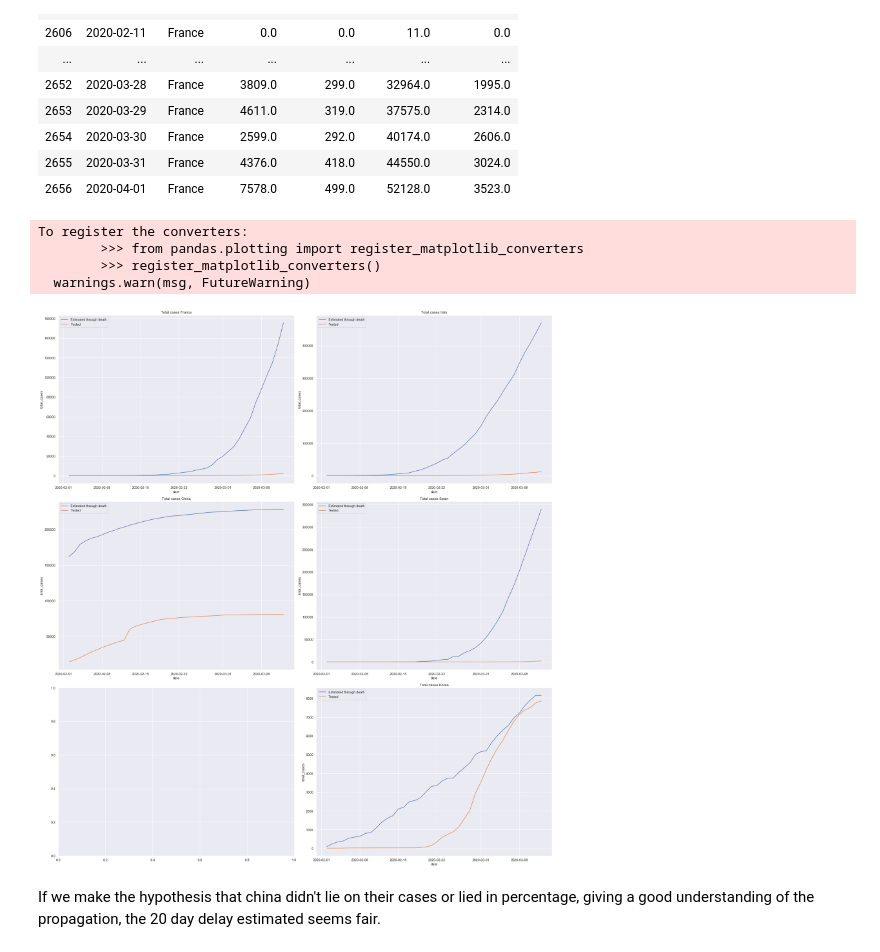
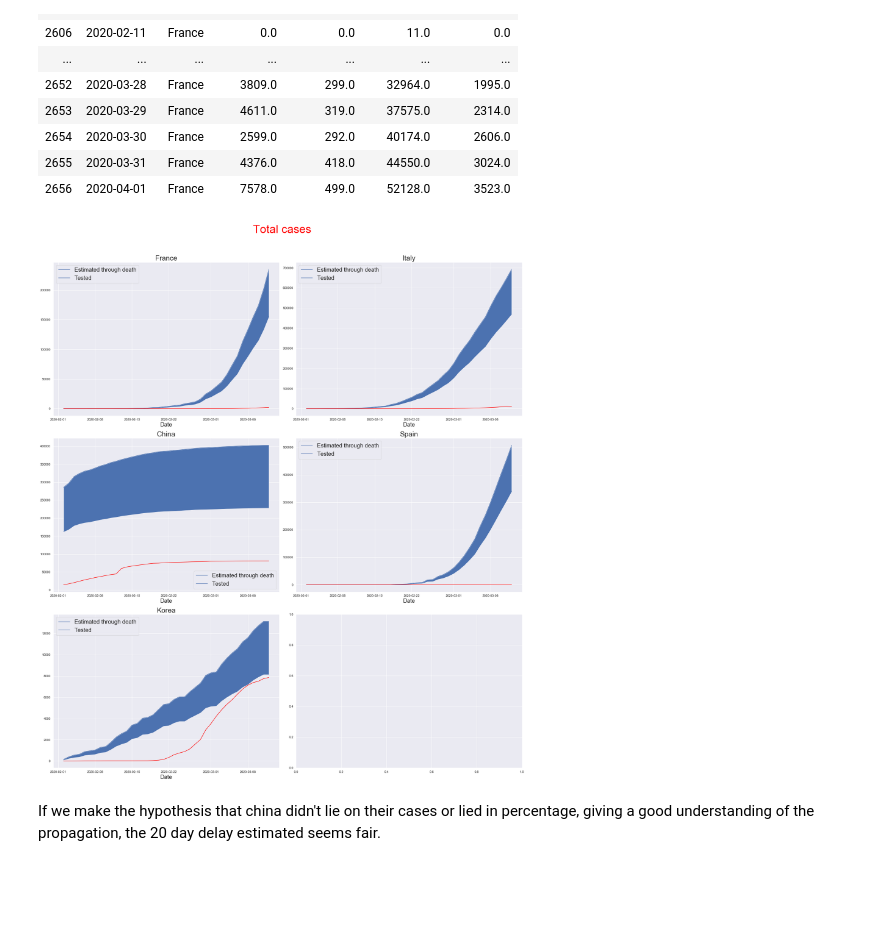
Before and after one commit to AdrienBoustie/Coronavirus-19, a Jupyter notebook: coronavirus/Coronavirus by country/Expected mortality.ipynb, the cells around one changed output. Saved outputs shown, nothing was run; the diff lists cells and outputs as text; code cells hidden in the pictures; blank space fills up the shorter version.

Commit message:
Establishing a fork
 for credible data onto contaminated personns

```diff
--- a/coronavirus/Coronavirus by country/Expected mortality.ipynb
+++ b/coronavirus/Coronavirus by country/Expected mortality.ipynb
@@ -245,11 +314,17 @@ incubation_time_avg=5
 first_symptom_tim_avg=5
 delay_to_die=10 ## cas grave : delai de réa 20 jours si guérrison. Estimation à la louche
 delay=incubation_time_avg+first_symptom_tim_avg+delay_to_die
-F.loc[:,"calculated total case"]=F["total_deaths"].shift(-delay)*f_rate
-I.loc[:,"calculated total case"]=I["total_deaths"].shift(-delay)*i_rate
-C.loc[:,"calculated total case"]=C["total_deaths"].shift(-delay)*c_rate
-S.loc[:,"calculated total case"]=S["total_deaths"].shift(-delay)*s_rate
-K.loc[:,"calculated total case"]=K["total_deaths"].shift(-delay)*k_rate
+F.loc[:,"calculated total case min"]=F["total_deaths"].shift(-delay)*f_rate_max
+I.loc[:,"calculated total case min"]=I["total_deaths"].shift(-delay)*i_rate_max
+C.loc[:,"calculated total case min"]=C["total_deaths"].shift(-delay)*c_rate_max
+S.loc[:,"calculated total case min"]=S["total_deaths"].shift(-delay)*s_rate_max
+K.loc[:,"calculated total case min"]=K["total_deaths"].shift(-delay)*k_rate_max
+
+F.loc[:,"calculated total case max"]=F["total_deaths"].shift(-delay)*f_rate_min
+I.loc[:,"calculated total case max"]=I["total_deaths"].shift(-delay)*i_rate_min
+C.loc[:,"calculated total case max"]=C["total_deaths"].shift(-delay)*c_rate_min
+S.loc[:,"calculated total case max"]=S["total_deaths"].shift(-delay)*s_rate_min
+K.loc[:,"calculated total case max"]=K["total_deaths"].shift(-delay)*k_rate_min
 # %%
 F.set_index("date",inplace=True)
 F=F.iloc[:,1:]
@@ -272,37 +347,51 @@ K=K.iloc[:,1:]
 K=K.dropna()
 # %%
 fig,ax=plt.subplots(3,2,figsize=(24,26))
-sns.lineplot(x=F.index,y="calculated total case",data=F,ax=ax[0,0])
-a=sns.lineplot(x=F.index,y="total_cases",data=F,ax=ax[0,0])
-a.set(title="Total cases France")
-ax[0,0].legend(["Estimated through death","Tested"])
+plt.suptitle('Total cases',fontsize=40,color='red',y=1.05)
 
-sns.lineplot(x=I.index,y="calculated total case",data=I,ax=ax[0,1])
-b=sns.lineplot(x=I.index,y="total_cases",data=I,ax=ax[0,1])
-b.set(title="Total cases Italy")
-ax[0,1].legend(["Estimated through death","Tested"])
+sns.lineplot(x=F.index,y="calculated total case max",data=F,ax=ax[0,0],color="b")
+sns.lineplot(F.index,F["calculated total case min"],ax=ax[0,0],color="b")
+a=sns.lineplot(x=F.index,y="total_cases",data=F,ax=ax[0,0],color='red')
+a.set_title("France",fontsize=25)
+ax[0,0].legend(["Estimated through death","Tested"],prop={'size':20})
+a.fill_between(F.index,F["calculated total case min"],F["calculated total case max"])
 
-sns.lineplot(x=C.index,y="calculated total case",data=C,ax=ax[1,0])
-c=sns.lineplot(x=C.index,y="total_cases",data=C,ax=ax[1,0])
-c.set(title="Total cases China")
-ax[1,0].legend(["Estimated through death","Tested"])
+sns.lineplot(x=I.index,y="calculated total case max",data=I,ax=ax[0,1],color="b")
+sns.lineplot(x=I.index,y="calculated total case min",data=I,ax=ax[0,1],color="b")
+b=sns.lineplot(x=I.index,y="total_cases",data=I,ax=ax[0,1],color='red')
+b.set_title("Italy",fontsize=25)
+ax[0,1].legend(["Estimated through death","Tested"],prop={'size':20})
+b.fill_between(I.index,I["calculated total case min"],I["calculated total case max"])
 
-sns.lineplot(x=S.index,y="calculated total case",data=S,ax=ax[1,1])
-d=sns.lineplot(x=S.index,y="total_cases",data=S,ax=ax[1,1])
-d.set(title="Total cases Spain")
-ax[1,1].legend(["Estimated through death","Tested"])
 
-sns.lineplot(x=K.index,y="calculated total case",data=K,ax=ax[2,1])
-d=sns.lineplot(x=K.index,y="total_cases",data=K,ax=ax[2,1])
-d.set(title="Total cases Korea")
-ax[2,1].legend(["Estimated through death","Tested"])
+sns.lineplot(x=C.index,y="calculated total case max",data=C,ax=ax[1,0],color="b")
+sns.lineplot(x=C.index,y="calculated total case min",data=C,ax=ax[1,0],color="b")
+c=sns.lineplot(x=C.index,y="total_cases",data=C,ax=ax[1,0],color='red')
+c.set_title("China",fontsize=25)
+ax[1,0].legend(["Estimated through death","Tested"],prop={'size':20})
+c.fill_between(C.index,C["calculated total case min"],C["calculated total case max"])
 
+
+sns.lineplot(x=S.index,y="calculated total case max",data=S,ax=ax[1,1],color="b")
+sns.lineplot(x=S.index,y="calculated total case min",data=S,ax=ax[1,1],color="b")
+d=sns.lineplot(x=S.index,y="total_cases",data=S,ax=ax[1,1],color='red')
+d.set_title("Spain",fontsize=25)
+d.fill_between(S.index,S["calculated total case min"],S["calculated total case max"])
+ax[1,1].legend(["Estimated through death","Tested"],prop={'size':20})
+
+sns.lineplot(x=K.index,y="calculated total case max",data=K,ax=ax[2,0],color="b")
+sns.lineplot(x=K.index,y="calculated total case min",data=K,ax=ax[2,0],color="b")
+e=sns.lineplot(x=K.index,y="total_cases",data=K,ax=ax[2,0],color='red')
+e.set_title("Korea",fontsize=25)
+ax[2,0].legend(["Estimated through death","Tested"],prop={'size':20})
+e.fill_between(K.index,K["calculated total case min"],K["calculated total case max"])
+
+
+for i in [a,b,c,d,e]:
+    i.set_xlabel("Date",fontsize=20)
+    i.set_ylabel(None)
 plt.tight_layout()
 # %% [output]
-To register the converters:
-        >>> from pandas.plotting import register_matplotlib_converters
-        >>> register_matplotlib_converters()
-  warnings.warn(msg, FutureWarning)
-[figure, old version]
+[figure, new version]
 # %% [markdown]
 If we make the hypothesis that china didn't lie on their cases or lied in percentage, giving a good understanding of the propagation, the 20 day delay estimated seems fair.
```
Also changed, not shown: parts of 20 cells of this notebook.
